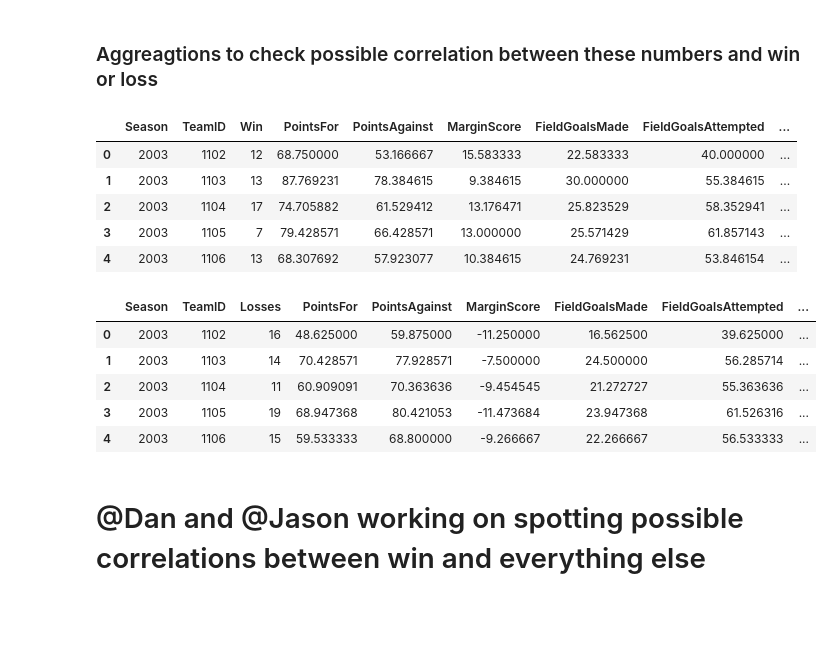
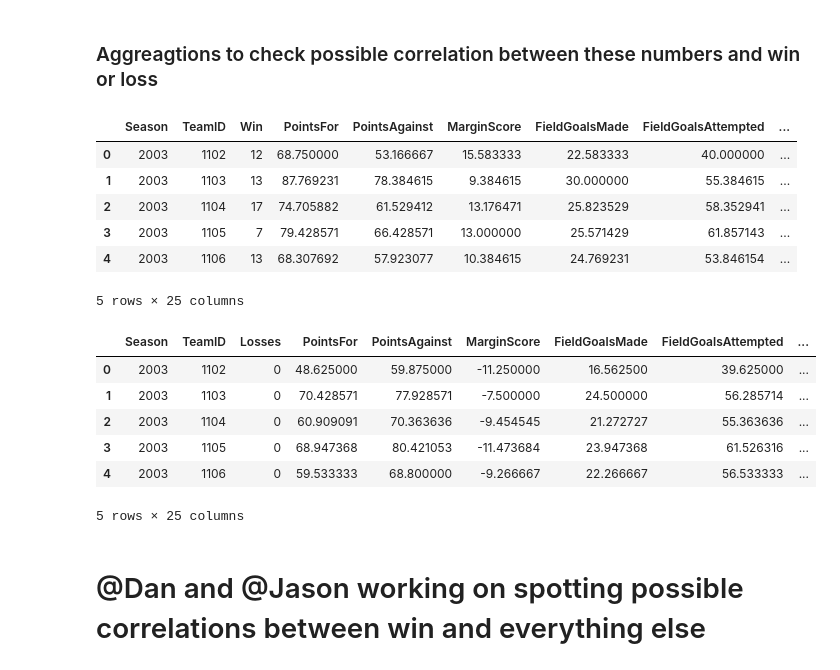
Before and after one commit to Barderus/MarchMadness-Kaggle, a Jupyter notebook: notebooks/EDA.ipynb, the cells around one changed output. Cells and saved outputs as stored; diff of their text form; code cells hidden in the pictures; blank space fills up the shorter version.

```diff
--- a/notebooks/EDA.ipynb
+++ b/notebooks/EDA.ipynb
@@ -112,6 +112,12 @@ df_men["L_OffensiveReboundPct"] = df_men["L_OffensiveRebounds"] / (df_men["L_Off
 df_men["W_DefensiveReboundPct"] = df_men["W_DefensiveRebounds"] / (df_men["W_DefensiveRebounds"] + df_men["L_OffensiveRebounds"])
 # %%
 df_men["L_DefensiveReboundPct"] = df_men["L_DefensiveRebounds"] / (df_men["L_DefensiveRebounds"] + df_men["W_OffensiveRebounds"])
+# %%
+df_men["W_TurnoverMargin"] = df_men["L_Turnovers"] - df_men["W_Turnovers"]
+df_men["L_TurnoverMargin"] = df_men["W_Turnovers"] - df_men["L_Turnovers"]
+# %%
+df_men["W_ReboundMargin"] = df_men["W_TotalRebounds"] - df_men["L_TotalRebounds"]
+df_men["L_ReboundMargin"] = df_men["L_TotalRebounds"] - df_men["W_TotalRebounds"]
 # %% [markdown]
 ### Let's separate the df between winners and losers stats
 # %%
@@ -174,10 +184,14 @@ loser_df = pd.DataFrame({
     "Steals": df_men["L_Steals"],
     "Blocks": df_men["L_Blocks"],
     "PersonalFouls": df_men["L_PersonalFouls"],
-    "L_TotalRebounds": df_men["L_TotalRebounds"],
-    "L_ReboundPct": df_men["L_ReboundPct"],
-    "L_OffensiveReboundPct": df_men["L_OffensiveReboundPct"],
-    "L_DefensiveReboundPct": df_men["L_DefensiveReboundPct"],
+    "TotalRebounds": df_men["L_TotalRebounds"],
+    "ReboundPct": df_men["L_ReboundPct"],
+    "OffensiveReboundPct": df_men["L_OffensiveReboundPct"],
+    "DefensiveReboundPct": df_men["L_DefensiveReboundPct"],
+    "OpponentTurnovers": df_men["W_Turnovers"],
+    "OpponentTotalRebounds": df_men["W_TotalRebounds"],
+    "TurnoverMargin": df_men["L_TurnoverMargin"],
+    "ReboundMargin": df_men["L_ReboundMargin"],
 })
 loser_df.head(5)
 # %% [output]
@@ -234,7 +248,13 @@ winner_df_stats = winner_df.groupby([
     "Turnovers":"mean",
     "Steals":"mean",
     "Blocks":"mean",
-    "PersonalFouls":"mean"
+    "PersonalFouls":"mean",
+    "TotalRebounds": "mean",
+    "ReboundPct": "mean",
+    "OffensiveReboundPct": "mean",
+    "DefensiveReboundPct": "mean",
+    "TurnoverMargin": "mean",
+    "ReboundMargin": "mean",
 })
 winner_df_stats.head(5)
 # %% [output]
@@ -244,38 +264,46 @@ winner_df_stats.head(5)
 | 2 | 2003 | 1104 | 17 | 74.705882 | 61.529412 | 13.176471 | 25.823529 | 58.352941 | ... |
 | 3 | 2003 | 1105 | 7 | 79.428571 | 66.428571 | 13.000000 | 25.571429 | 61.857143 | ... |
 | 4 | 2003 | 1106 | 13 | 68.307692 | 57.923077 | 10.384615 | 24.769231 | 53.846154 | ... |
+5 rows × 25 columns
 # %%
 loser_df_stats = loser_df.groupby([
     "Season",
     "TeamID",
 ], as_index=False).agg({
-    "Win": "count",
+    "Win": "sum",
     "PointsFor":"mean",
     "PointsAgainst":"mean",
     "MarginScore":"mean",
     "FieldGoalsMade":"mean",
     "FieldGoalsAttempted":"mean",
     "ThreePointsMade":"mean",
     "ThreePointsAttempted":"mean",
     "FreeThrowsMade":"mean",
     "FreeThrowsAttempted":"mean",
     "OffensiveRebounds":"mean",
     "DefensiveRebounds":"mean",
     "Assists":"mean",
     "Turnovers":"mean",
     "Steals":"mean",
     "Blocks":"mean",
-    "PersonalFouls":"mean"
+    "PersonalFouls":"mean",
+    "TotalRebounds": "mean",
+    "ReboundPct": "mean",
+    "OffensiveReboundPct": "mean",
+    "DefensiveReboundPct": "mean",
+    "TurnoverMargin": "mean",
+    "ReboundMargin": "mean",
 })
 loser_df_stats.rename(columns={"Win": "Losses"}, inplace=True)
 loser_df_stats.head(5)
 # %% [output]
 |  | Season | TeamID | Losses | PointsFor | PointsAgainst | MarginScore | FieldGoalsMade | FieldGoalsAttempted | ... |
-| 0 | 2003 | 1102 | 16 | 48.625000 | 59.875000 | -11.250000 | 16.562500 | 39.625000 | ... |
-| 1 | 2003 | 1103 | 14 | 70.428571 | 77.928571 | -7.500000 | 24.500000 | 56.285714 | ... |
-| 2 | 2003 | 1104 | 11 | 60.909091 | 70.363636 | -9.454545 | 21.272727 | 55.363636 | ... |
-| 3 | 2003 | 1105 | 19 | 68.947368 | 80.421053 | -11.473684 | 23.947368 | 61.526316 | ... |
-| 4 | 2003 | 1106 | 15 | 59.533333 | 68.800000 | -9.266667 | 22.266667 | 56.533333 | ... |
+| 0 | 2003 | 1102 | 0 | 48.625000 | 59.875000 | -11.250000 | 16.562500 | 39.625000 | ... |
+| 1 | 2003 | 1103 | 0 | 70.428571 | 77.928571 | -7.500000 | 24.500000 | 56.285714 | ... |
+| 2 | 2003 | 1104 | 0 | 60.909091 | 70.363636 | -9.454545 | 21.272727 | 55.363636 | ... |
+| 3 | 2003 | 1105 | 0 | 68.947368 | 80.421053 | -11.473684 | 23.947368 | 61.526316 | ... |
+| 4 | 2003 | 1106 | 0 | 59.533333 | 68.800000 | -9.266667 | 22.266667 | 56.533333 | ... |
+5 rows × 25 columns
 # %%
 winner_df_stats.to_csv("../data/m_winner_df_stats.csv", index=False)
 loser_df_stats.to_csv("../data/m_loser_df_stats.csv", index=False)
```
Also changed, not shown: parts of 11 cells of this notebook.
